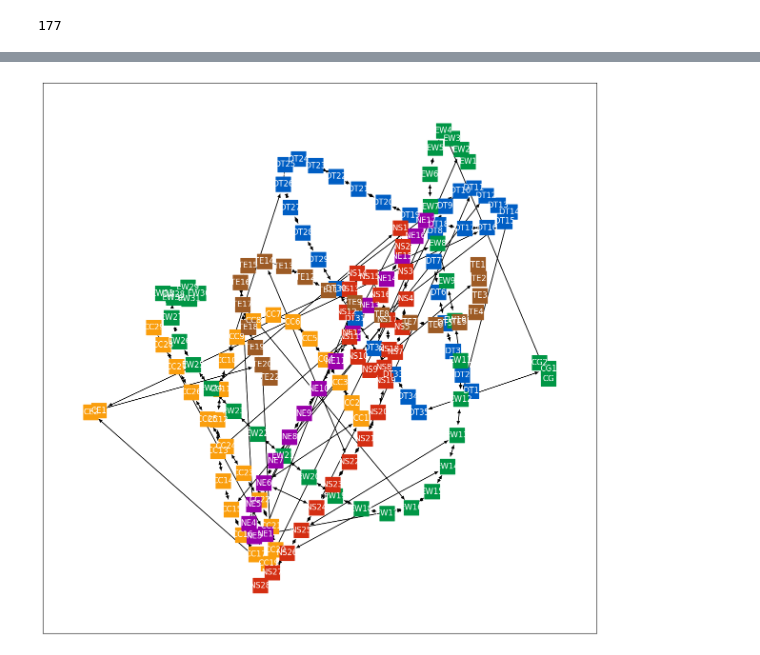
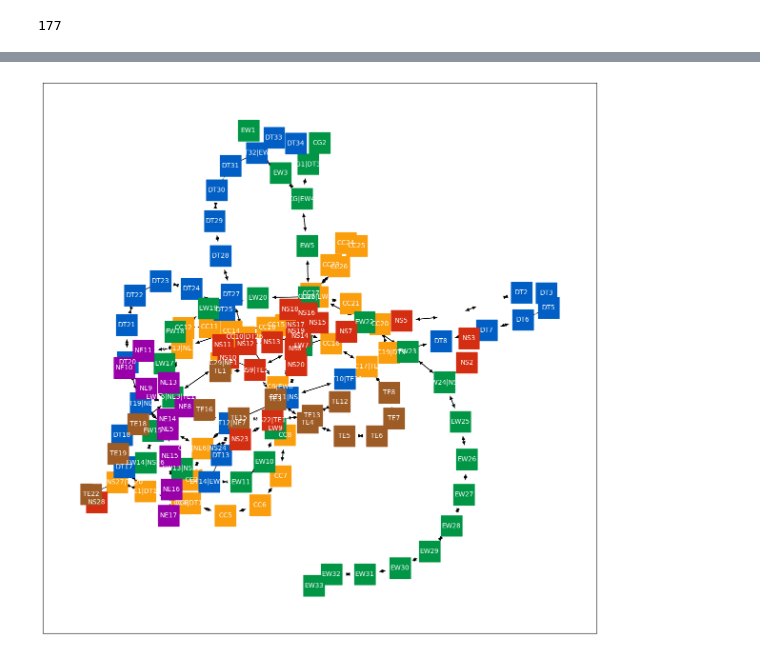
Before and after one commit to alextanhongpin/python-eda, a Jupyter notebook: 02_sg_mrt.ipynb, the cells around one changed output, grey strips where cells are left out. Drawn from its saved outputs; the diff is of its cells as text; code cells hidden in the pictures.

```diff
--- a/02_sg_mrt.ipynb
+++ b/02_sg_mrt.ipynb
@@ -276,0 +229,4 @@ for station in stations:
+# %%
+codes = set(sum(map(lambda it: it.codes, stations), []))
+codes = sorted(codes, key=lambda code: [code[:2], int(code[2:] or 0)])
+codes[:10]
@@ -276,0 +235,11 @@ for station in stations:
+# %%
+interchanges = {}
+for station in stations:
+    if len(station.codes) == 1:
+        continue
+
+    combined = "|".join(station.codes)
+    for code in station.codes:
+        interchanges[code] = combined
+
+interchanges
@@ -277,3 +264,18 @@ for station in stations:
+# %%
+from itertools import groupby
+
+import networkx as nx
+
+G = nx.DiGraph()
+for prefix, group in groupby(codes, key=lambda code: code[:2]):
+    codes = list(group)
+    codes = [interchanges[code] if code in interchanges else code for code in codes]
+    # print(prefix, codes)
+
+    links = zip(codes, codes[1:])
+    for a, b in links:
+        G.add_edge(a, b)
+        G.add_edge(b, a)
 # %%
 color_map = {
     "NS": "#d42e12",
@@ -284,6 +286,7 @@ color_map = {
     "DT": "#005ec4",
     "TE": "#9D5B25",
     "CE": "#fa9e0d",
+    "BP": "white",
 }
 
 node_color = []
@@ -292,10 +295,16 @@ for node in G:
 # %%
 from matplotlib.pyplot import subplots
 
 ax = subplots(figsize=(15, 15))[1]
 
 nx.draw_networkx(
-    G, ax=ax, node_color=node_color, node_size=500, node_shape="s", font_color="white"
+    G,
+    ax=ax,
+    node_color=node_color,
+    node_size=1000,
+    node_shape="s",
+    font_color="white",
+    font_size=10,
 )
 # %% [output]
-[figure, old version]
+[figure, new version]
```
Also changed, not shown: parts of 15 cells of this notebook.
